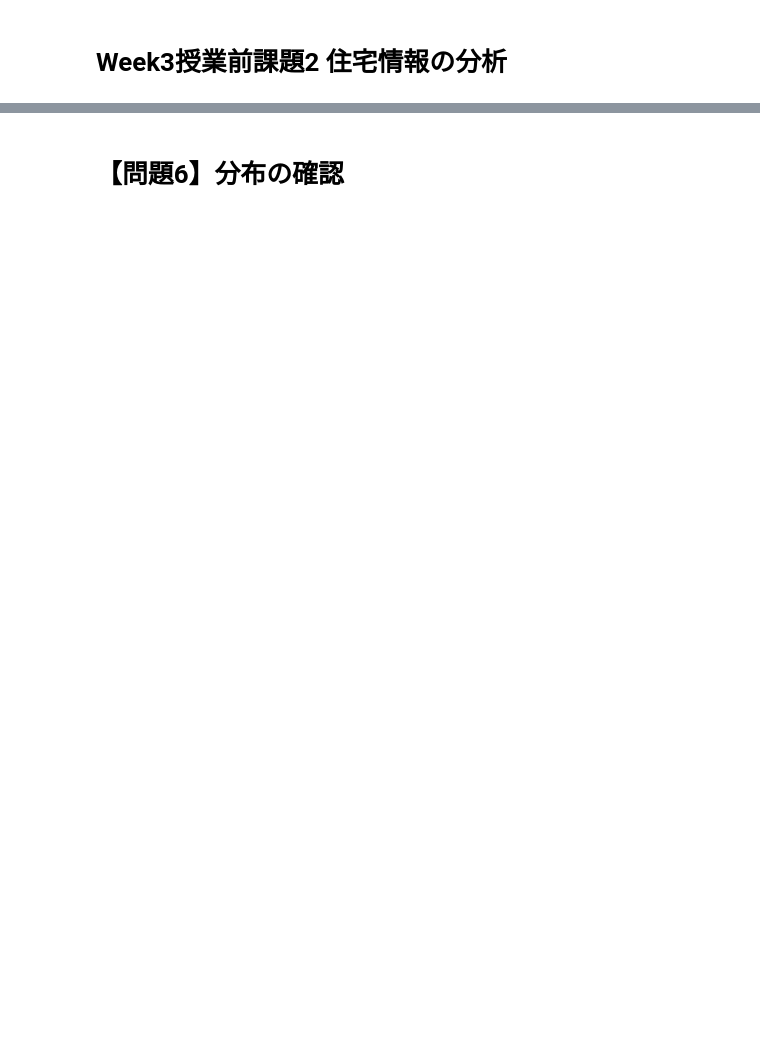
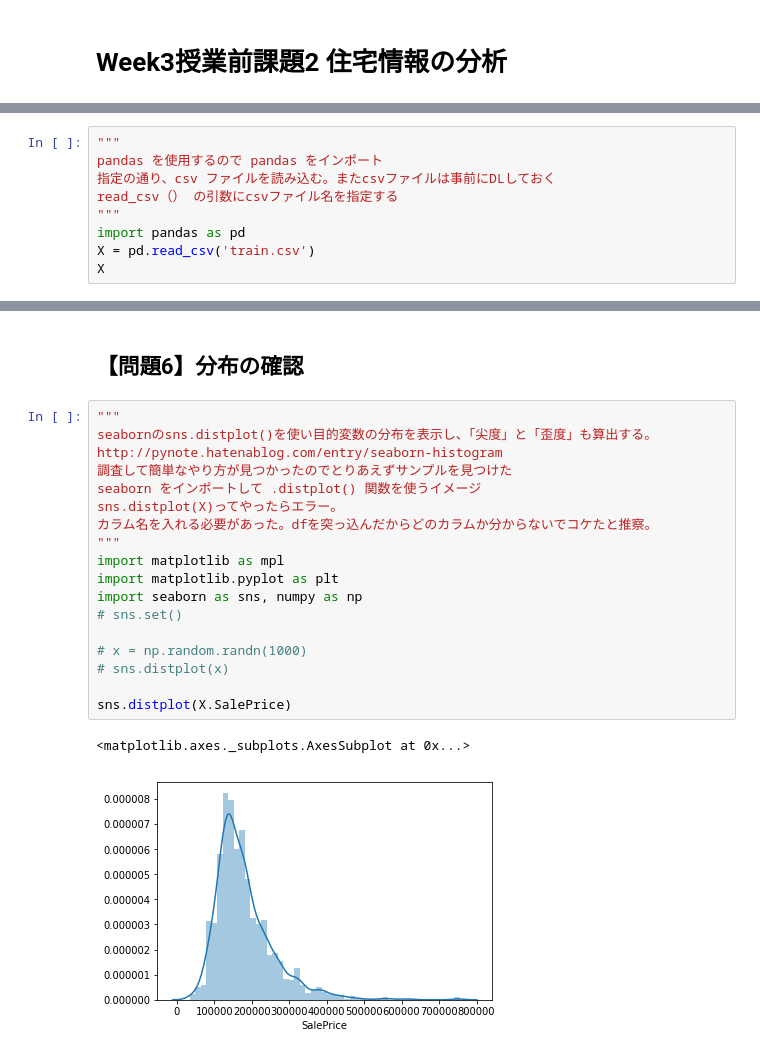
Before and after one commit to tominagashuji/dic_ml, a Jupyter notebook: week03/week3_2.ipynb, the cells around one changed output, grey strips where cells are left out. Cells and saved outputs as stored; diff of their text form; blank space fills up the shorter version.

```diff
--- a/week03/week3_2.ipynb
+++ b/week03/week3_2.ipynb
@@ -4,0 +7,9 @@
+# %%
+"""
+pandas を使用するので pandas をインポート
+指定の通り、csv ファイルを読み込む。またcsvファイルは事前にDLしておく
+read_csv（） の引数にcsvファイル名を指定する
+"""
+import pandas as pd
+X = pd.read_csv('train.csv')
+X
@@ -13,2 +248,23 @@
 # %% [markdown]
-# 【問題6】分布の確認
+## 【問題6】分布の確認
+# %%
+"""
+seabornのsns.distplot()を使い目的変数の分布を表示し、「尖度」と「歪度」も算出する。
+http://pynote.hatenablog.com/entry/seaborn-histogram
+調査して簡単なやり方が見つかったのでとりあえずサンプルを見つけた
+seaborn をインポートして .distplot() 関数を使うイメージ
+sns.distplot(X)ってやったらエラー。
+カラム名を入れる必要があった。dfを突っ込んだからどのカラムか分からないでコケたと推察。
+"""
+import matplotlib as mpl
+import matplotlib.pyplot as plt
+import seaborn as sns, numpy as np
+# sns.set()
+
+# x = np.random.randn(1000)
+# sns.distplot(x)
+
+sns.distplot(X.SalePrice)
+# %% [output]
+<matplotlib.axes._subplots.AxesSubplot at 0x...>
+[figure, added]
```
Also changed, not shown: parts of 37 cells of this notebook, 11 other files.
